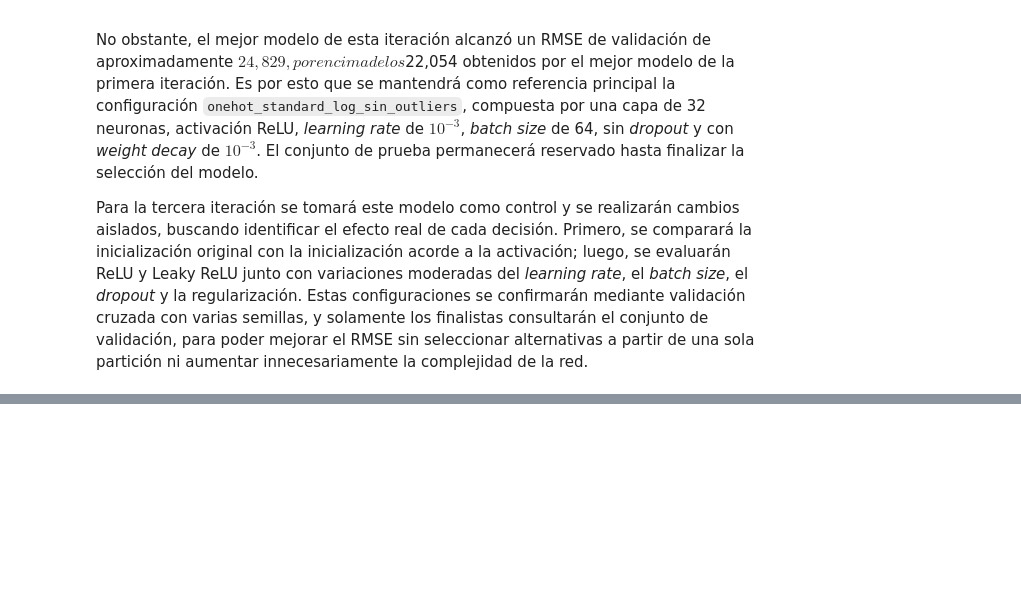
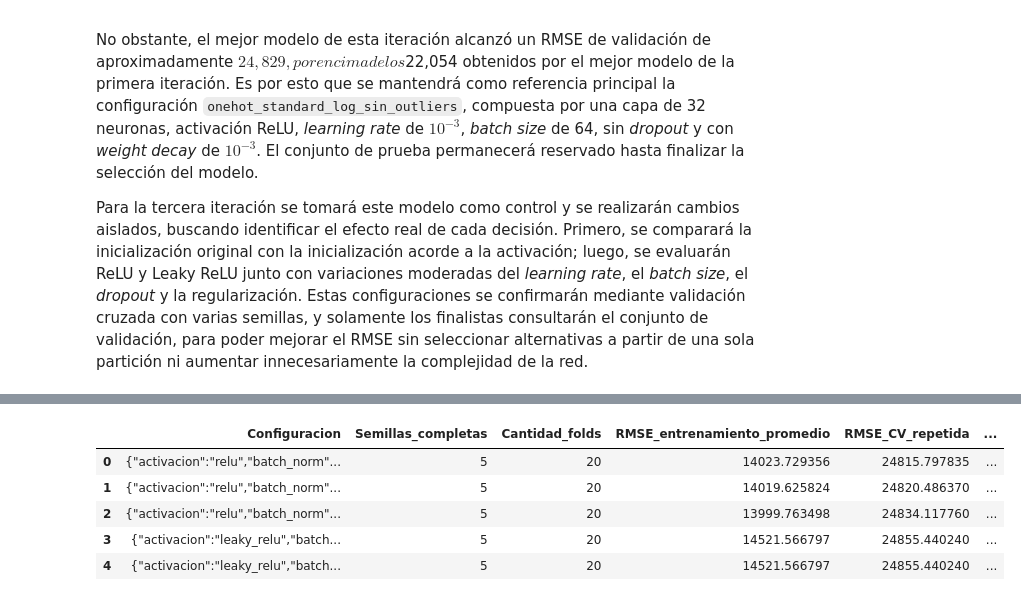
Before and after one commit to Bamo0507/Proyecto_1_Casas_Redes, a Jupyter notebook: Proyecto1.ipynb, the cells around one changed output, grey strips where cells are left out. Drawn from its saved outputs; the diff is of its cells as text; code cells hidden in the pictures; blank space fills up the shorter version.

```diff
--- a/Proyecto1.ipynb
+++ b/Proyecto1.ipynb
@@ -3411,0 +3880,25 @@ Para la tercera iteración se tomará este modelo como control y se realizarán
+# %%
+# ETAPA D: confirmar las cinco mejores configuraciones con varias semillas.
+if "resultado_etapa_c_iteracion_3" not in globals():
+    resultado_etapa_c_iteracion_3 = pd.read_csv(
+        DIRECTORIO_ITERACION_3 / "etapa_c_regularizacion_resultados.csv"
+    )
+    resultado_etapa_c_iteracion_3 = resultado_etapa_c_iteracion_3[
+        resultado_etapa_c_iteracion_3["Estado"].eq("ok")
+    ].sort_values(["RMSE_CV_promedio", "Desviacion_RMSE_CV"])
+
+configuraciones_etapa_d_iteracion_3 = [
+    json.loads(clave)
+    for clave in resultado_etapa_c_iteracion_3.head(5)["Configuracion"]
+]
+resultados_detalle_d_iteracion_3, resumen_etapa_d_iteracion_3 = (
+    ejecutar_confirmacion_semillas_iteracion_3(
+        nombre_etapa="etapa_d_confirmacion_semillas",
+        configuraciones=configuraciones_etapa_d_iteracion_3,
+        X=variantes_entrenamiento["sin_outliers_contextuales"]["X"],
+        y=variantes_entrenamiento["sin_outliers_contextuales"]["y"],
+        preprocesador_base=preprocesadores_disponibles["onehot_standard"],
+    )
+)
+display(resumen_etapa_d_iteracion_3)
+# %% [output]
@@ -3411,0 +3922,6 @@ Para la tercera iteración se tomará este modelo como control y se realizarán
+|  | Configuracion | Semillas_completas | Cantidad_folds | RMSE_entrenamiento_promedio | RMSE_CV_repetida | ... |
+| 0 | {"activacion":"relu","batch_norm"... | 5 | 20 | 14023.729356 | 24815.797835 | ... |
+| 1 | {"activacion":"relu","batch_norm"... | 5 | 20 | 14019.625824 | 24820.486370 | ... |
+| 2 | {"activacion":"relu","batch_norm"... | 5 | 20 | 13999.763498 | 24834.117760 | ... |
+| 3 | {"activacion":"leaky_relu","batch... | 5 | 20 | 14521.566797 | 24855.440240 | ... |
+| 4 | {"activacion":"leaky_relu","batch... | 5 | 20 | 14521.566797 | 24855.440240 | ... |
```
Also changed, not shown: parts of 8 cells of this notebook, 18 other files.
